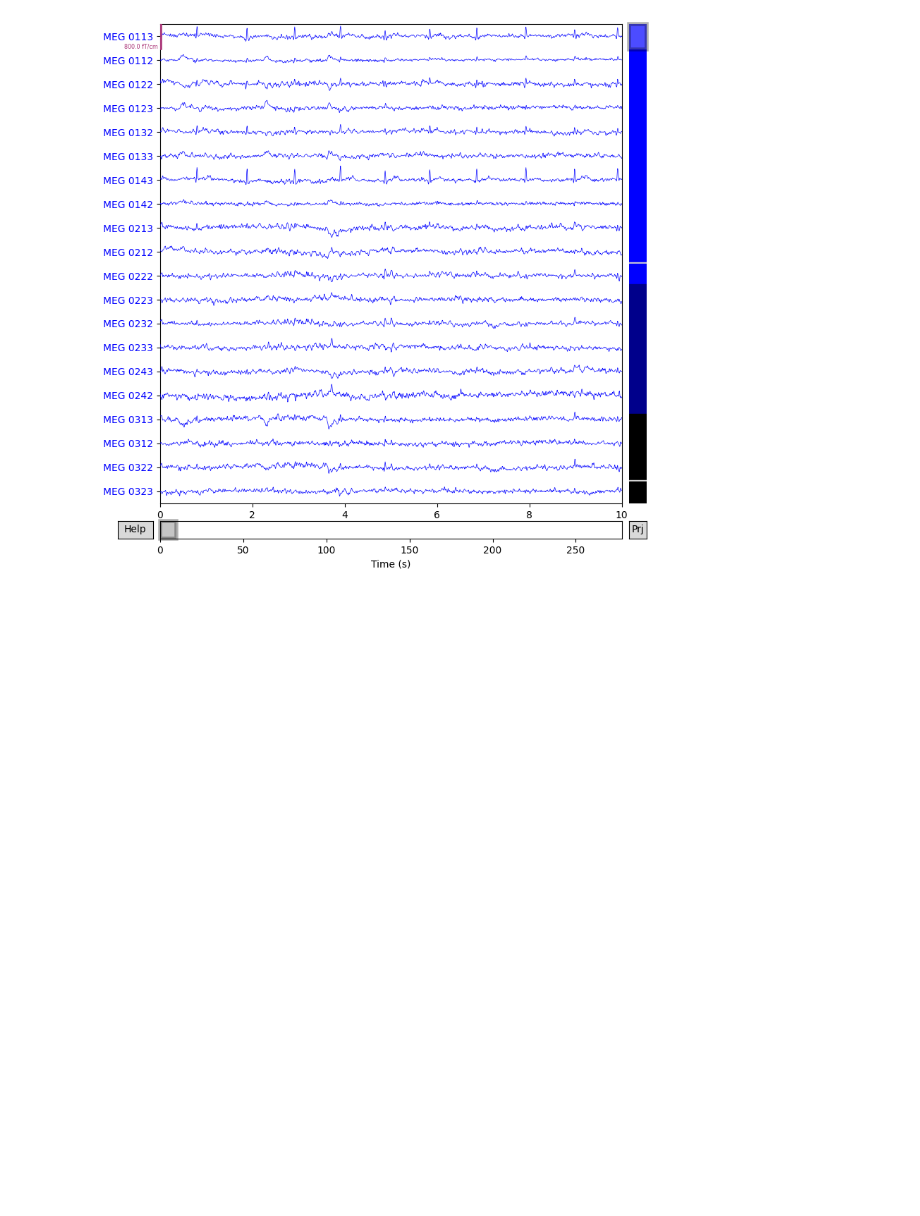
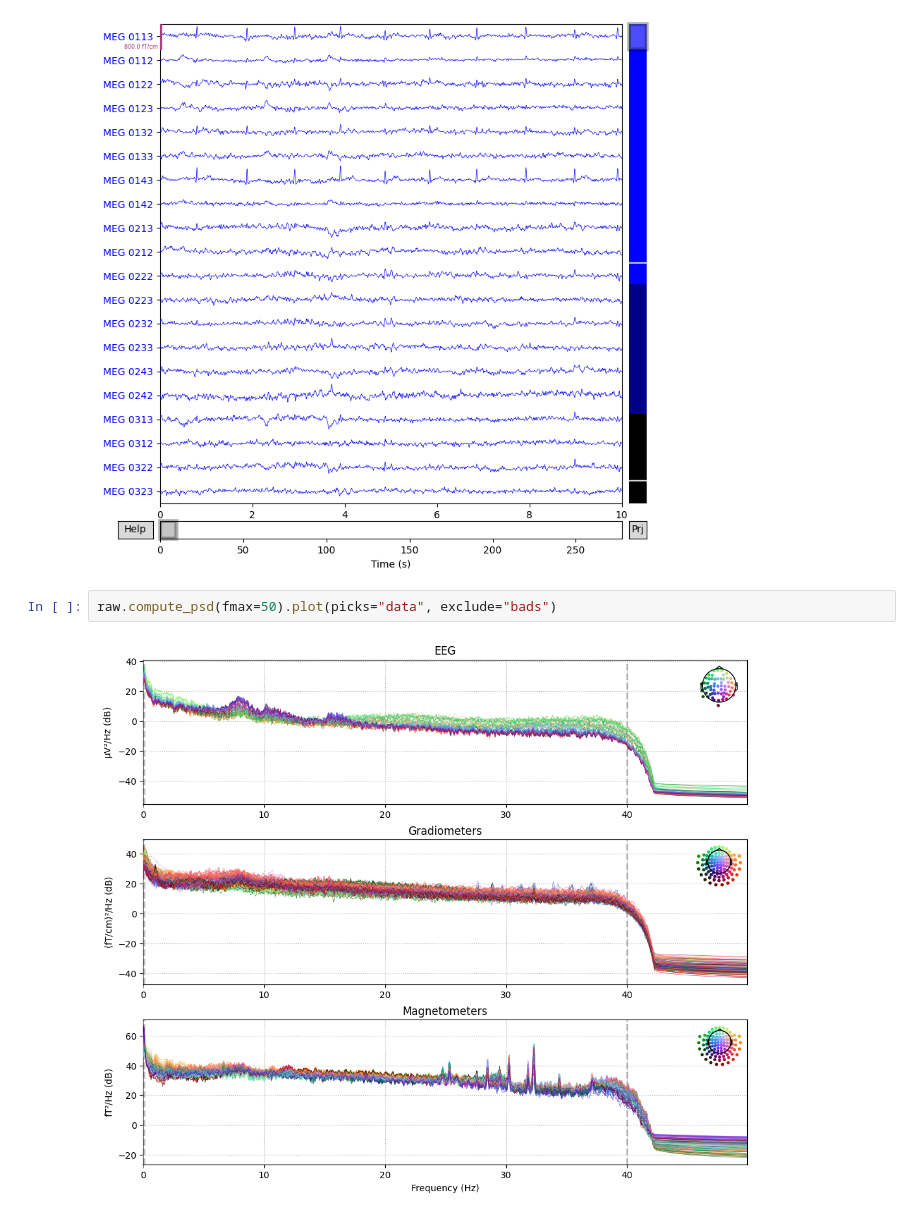
Before and after one commit to sher1ock-jp/EEG-basic, a Jupyter notebook: EEG-analysis-neuraldatascience..ipynb, the cells around one changed output. Cells and saved outputs as stored; diff of their text form; blank space fills up the shorter version.

```diff
--- a/EEG-analysis-neuraldatascience..ipynb
+++ b/EEG-analysis-neuraldatascience..ipynb
@@ -56,3 +56,7 @@ raw.plot()
 # %% [output]
 [figure]
 [figure]
+# %%
+raw.compute_psd(fmax=50).plot(picks="data", exclude="bads")
+# %% [output]
+[figure, added]
```
Also changed, not shown: parts of 15 cells of this notebook.
